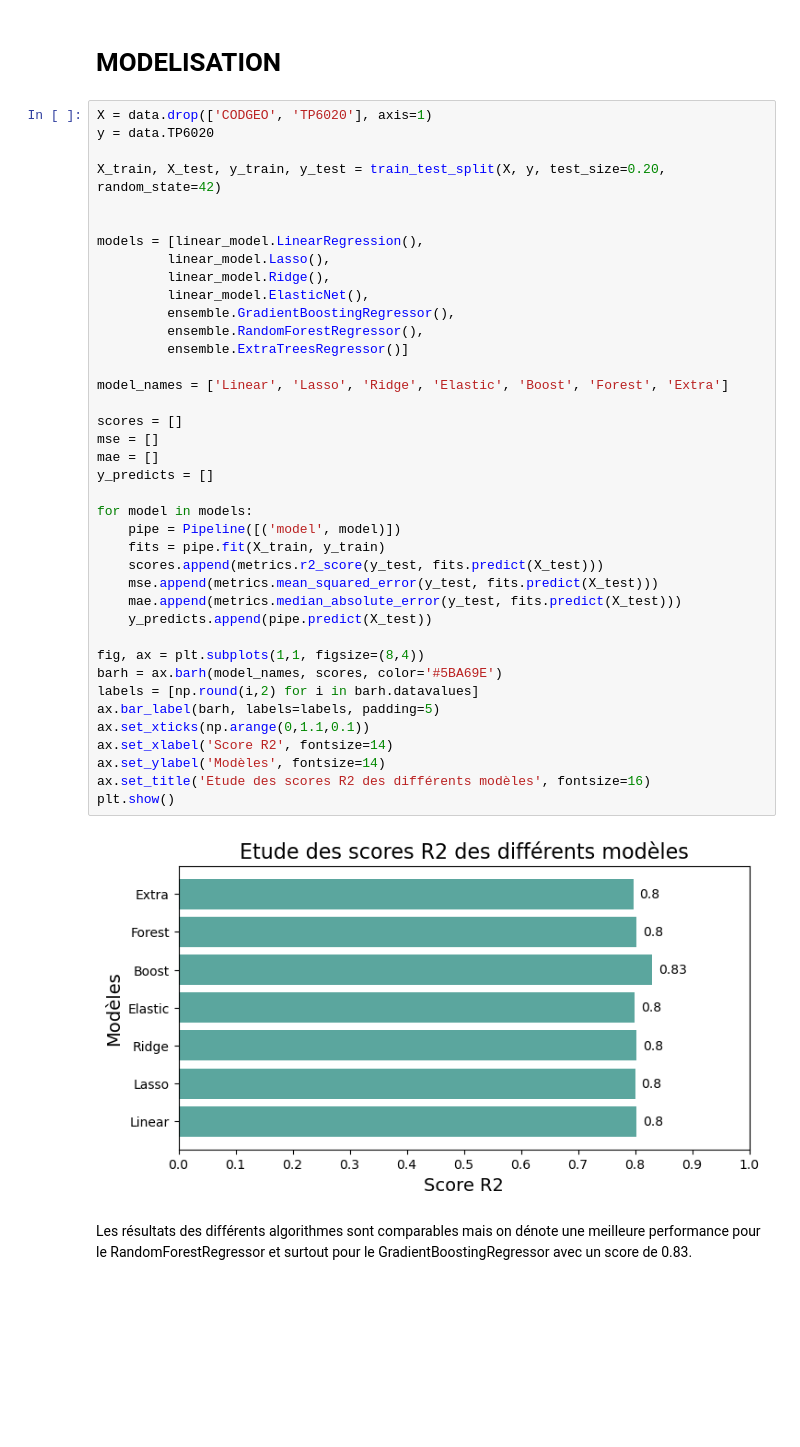
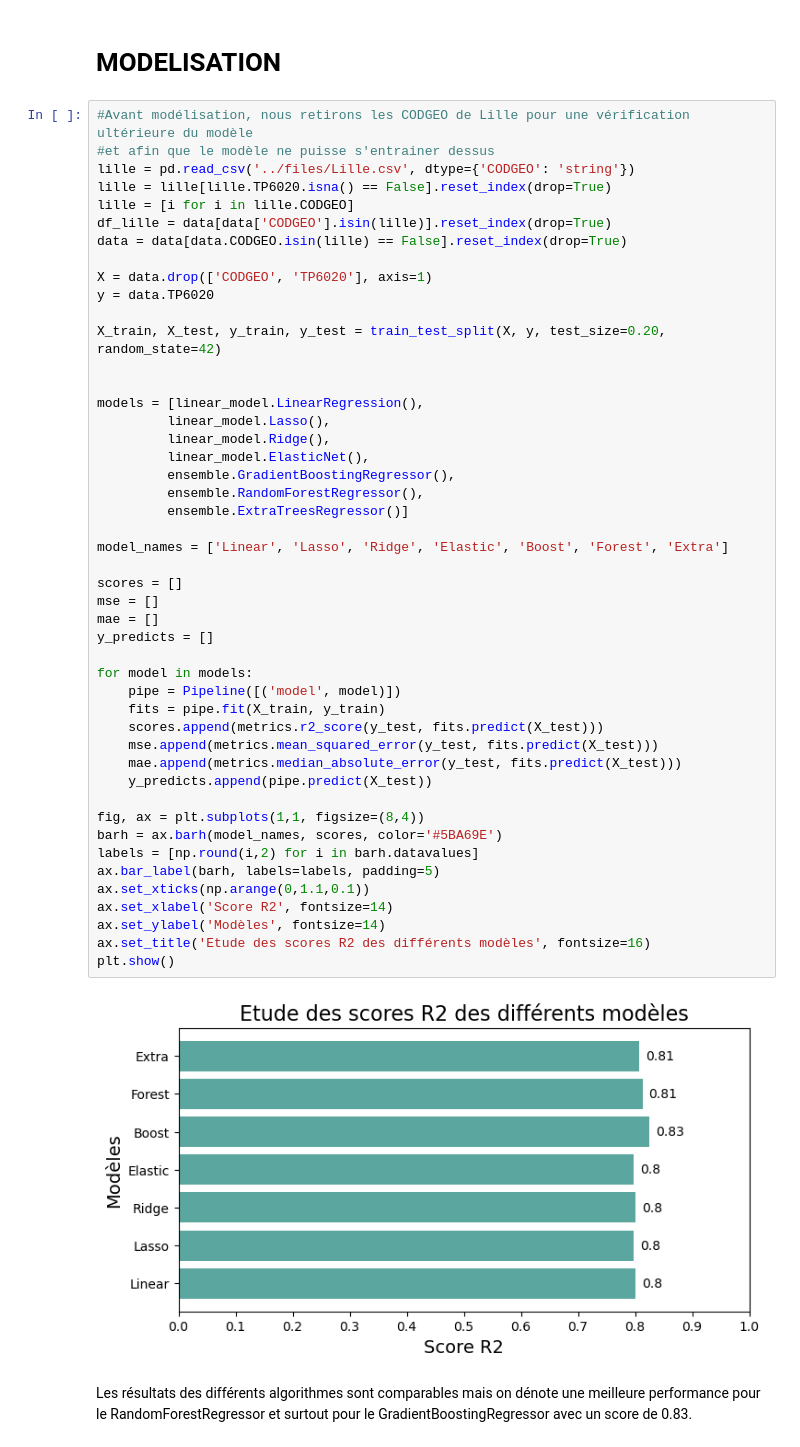
Before and after one commit to Mariehf64/fev23cda_french_industry, a Jupyter notebook: notebooks/Dataset 2020 - Transformation de variables pour ML - dataset complet.ipynb, the cells around one changed output. Saved outputs shown, nothing was run; the diff lists cells and outputs as text; blank space fills up the shorter version.

Commit message:
update lille

```diff
--- a/notebooks/Dataset 2020 - Transformation de variables pour ML - dataset complet.ipynb
+++ b/notebooks/Dataset 2020 - Transformation de variables pour ML - dataset complet.ipynb
@@ -299,6 +299,14 @@ L’étude des corrélations de ces nouvelles variables ne nous a pas donné ent
 # %% [markdown]
 # MODELISATION #
 # %%
+#Avant modélisation, nous retirons les CODGEO de Lille pour une vérification ultérieure du modèle
+#et afin que le modèle ne puisse s'entrainer dessus
+lille = pd.read_csv('../files/Lille.csv', dtype={'CODGEO': 'string'})
+lille = lille[lille.TP6020.isna() == False].reset_index(drop=True)
+lille = [i for i in lille.CODGEO]
+df_lille = data[data['CODGEO'].isin(lille)].reset_index(drop=True)
+data = data[data.CODGEO.isin(lille) == False].reset_index(drop=True)
+
 X = data.drop(['CODGEO', 'TP6020'], axis=1)
 y = data.TP6020
 
@@ -311,34 +319,34 @@ models = [linear_model.LinearRegression(),
          linear_model.ElasticNet(),
          ensemble.GradientBoostingRegressor(),
          ensemble.RandomForestRegressor(),
          ensemble.ExtraTreesRegressor()]
 
 model_names = ['Linear', 'Lasso', 'Ridge', 'Elastic', 'Boost', 'Forest', 'Extra']
 
 scores = []
 mse = []
 mae = []
 y_predicts = []
 
 for model in models:
     pipe = Pipeline([('model', model)])
     fits = pipe.fit(X_train, y_train)
     scores.append(metrics.r2_score(y_test, fits.predict(X_test)))
     mse.append(metrics.mean_squared_error(y_test, fits.predict(X_test)))
     mae.append(metrics.median_absolute_error(y_test, fits.predict(X_test)))
     y_predicts.append(pipe.predict(X_test))
 
 fig, ax = plt.subplots(1,1, figsize=(8,4))
 barh = ax.barh(model_names, scores, color='#5BA69E')
 labels = [np.round(i,2) for i in barh.datavalues]
 ax.bar_label(barh, labels=labels, padding=5)
 ax.set_xticks(np.arange(0,1.1,0.1))
 ax.set_xlabel('Score R2', fontsize=14)
 ax.set_ylabel('Modèles', fontsize=14)
 ax.set_title('Etude des scores R2 des différents modèles', fontsize=16)
 plt.show()
 # %% [output]
-[figure, old version]
+[figure, new version]
 # %% [markdown]
 Les résultats des différents algorithmes sont comparables mais on dénote une meilleure performance pour le RandomForestRegressor et surtout pour le GradientBoostingRegressor avec un score de 0.83.
 # %%
```
Also changed, not shown: parts of 13 cells of this notebook, 2 other files.
